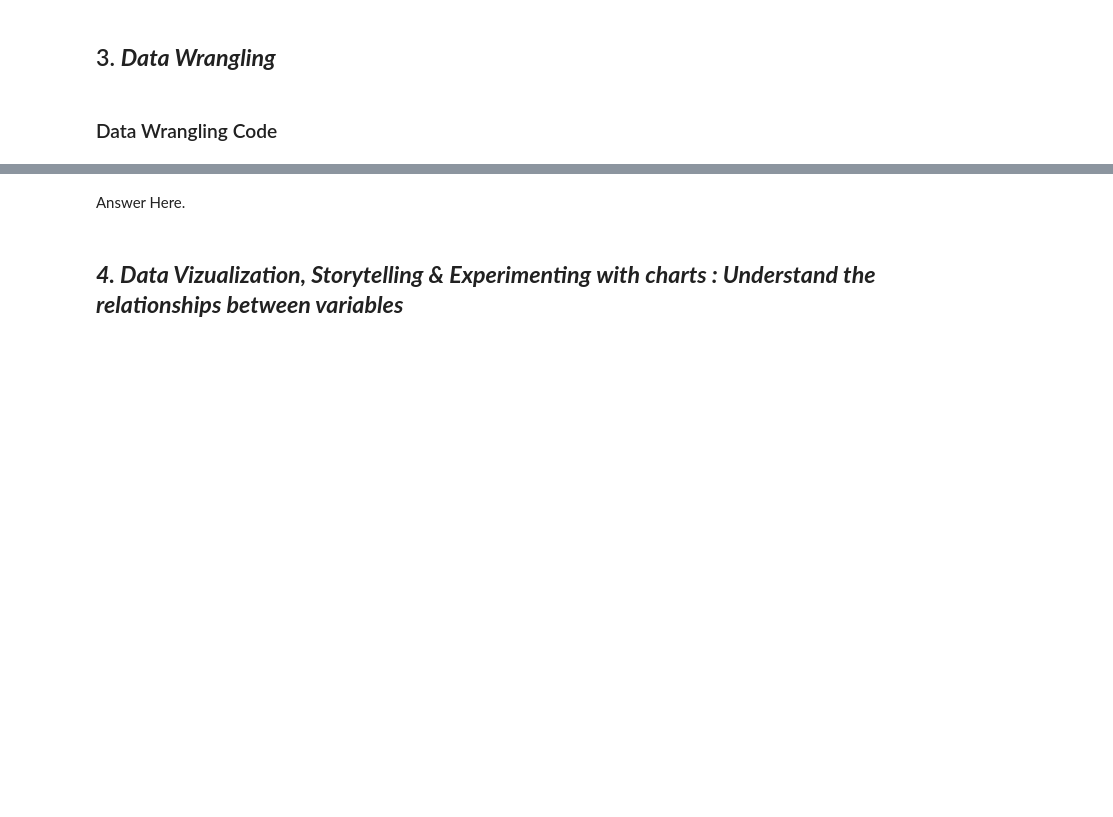
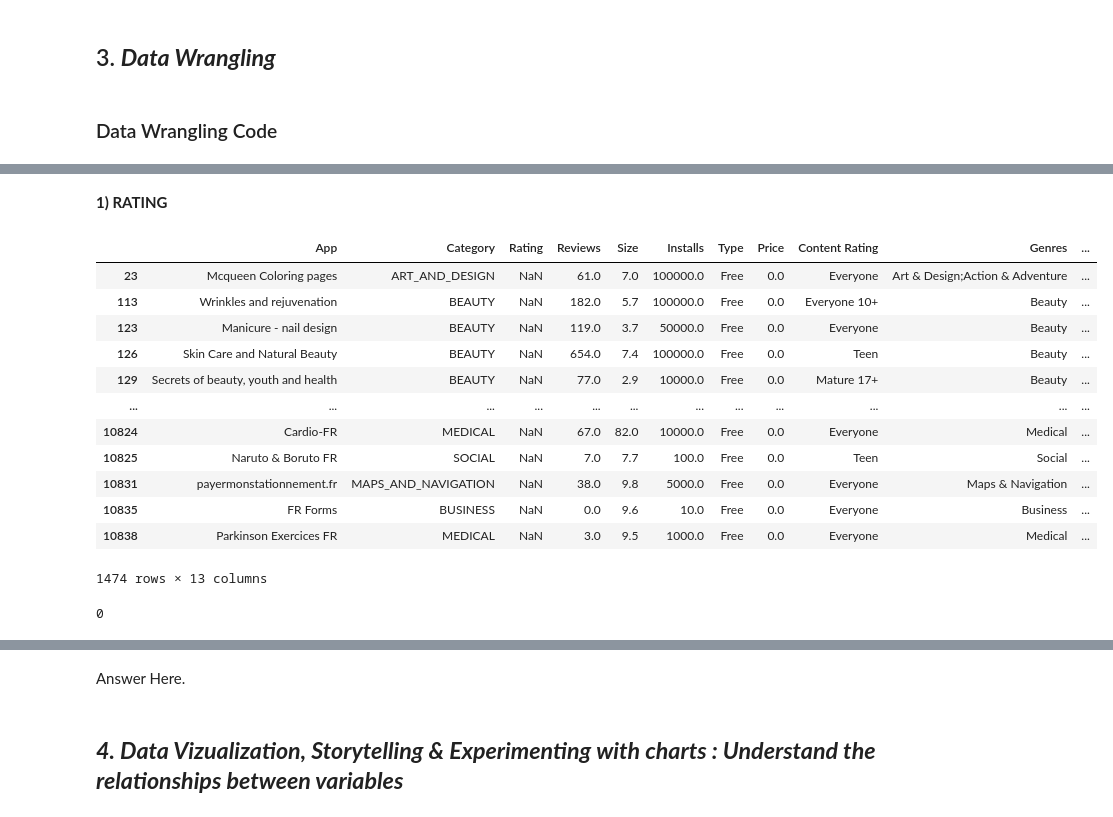
Before and after one commit to krutika73/EDA-ON-PLAY-STORE-APP-REVIEW-ANALYSIS, a Jupyter notebook: Krutika_Sample_EDA_Submission_Template.ipynb, the cells around one changed output, grey strips where cells are left out. Drawn from its saved outputs; the diff is of its cells as text; code cells hidden in the pictures; blank space fills up the shorter version.

```diff
--- a/Krutika_Sample_EDA_Submission_Template.ipynb
+++ b/Krutika_Sample_EDA_Submission_Template.ipynb
@@ -221,0 +352,17 @@ for i in df.columns.tolist():
+# %%
+reviews = [i for i in df['Reviews']]
+def cleaning_review_data(Reviews_list):
+  '''
+  This Function Converts DataType From Object To Float
+  '''
+  cleaned_data = []
+  for review in Reviews_list:
+     if 'M' in review:
+       review = review.replace('M','')
+       review = float(review)*1000000
+     cleaned_data.append(review)
+  return cleaned_data
+
+df['Reviews']=cleaning_review_data(reviews)
+df['Reviews']=df['Reviews'].astype(float)
+df['Reviews'].dtype
@@ -221,0 +388,11 @@ for i in df.columns.tolist():
+# %%
+newSize = []
+for row in df.Size:
+    newrow = row[:-1]
+    try:
+        newSize.append(float(newrow))
+    except:
+        newSize.append(0)
+
+df.Size = newSize          #Sizes of applications are converted from string to integer format
+df['Size'].dtype
@@ -221,0 +423,6 @@ for i in df.columns.tolist():
+# %%
+df['Installs'] = df.Installs.str.replace(",","")
+df['Installs'] = df.Installs.str.replace("+","")
+df['Installs'] = df.Installs.replace("Free",np.nan)
+df['Installs'] = df['Installs'].astype(float)
+df['Installs'].dtype
@@ -221,0 +448,4 @@ for i in df.columns.tolist():
+# %%
+df['Price'] = df.Price.replace("Everyone",np.nan)
+df['Price'] = df.Price.str.replace("$","").astype(float)
+df['Price'].dtype
@@ -221,0 +491,18 @@ for i in df.columns.tolist():
+# %% [markdown]
+**1) RATING**
+# %%
+df[df['Rating'].isnull()]
+# %% [output]
+|  | App | Category | Rating | Reviews | Size | Installs | Type | Price | Content Rating | Genres | ... |
+| 23 | Mcqueen Coloring pages | ART_AND_DESIGN | NaN | 61.0 | 7.0 | 100000.0 | Free | 0.0 | Everyone | Art & Design;Action & Adventure | ... |
+| 113 | Wrinkles and rejuvenation | BEAUTY | NaN | 182.0 | 5.7 | 100000.0 | Free | 0.0 | Everyone 10+ | Beauty | ... |
+| 123 | Manicure - nail design | BEAUTY | NaN | 119.0 | 3.7 | 50000.0 | Free | 0.0 | Everyone | Beauty | ... |
+| 126 | Skin Care and Natural Beauty | BEAUTY | NaN | 654.0 | 7.4 | 100000.0 | Free | 0.0 | Teen | Beauty | ... |
+| 129 | Secrets of beauty, youth and health | BEAUTY | NaN | 77.0 | 2.9 | 10000.0 | Free | 0.0 | Mature 17+ | Beauty | ... |
+| ... | ... | ... | ... | ... | ... | ... | ... | ... | ... | ... | ... |
+| 10824 | Cardio-FR | MEDICAL | NaN | 67.0 | 82.0 | 10000.0 | Free | 0.0 | Everyone | Medical | ... |
+| 10825 | Naruto & Boruto FR | SOCIAL | NaN | 7.0 | 7.7 | 100.0 | Free | 0.0 | Teen | Social | ... |
+| 10831 | payermonstationnement.fr | MAPS_AND_NAVIGATION | NaN | 38.0 | 9.8 | 5000.0 | Free | 0.0 | Everyone | Maps & Navigation | ... |
+| 10835 | FR Forms | BUSINESS | NaN | 0.0 | 9.6 | 10.0 | Free | 0.0 | Everyone | Business | ... |
+| 10838 | Parkinson Exercices FR | MEDICAL | NaN | 3.0 | 9.5 | 1000.0 | Free | 0.0 | Everyone | Medical | ... |
+1474 rows × 13 columns
@@ -221,0 +514,6 @@ for i in df.columns.tolist():
+# %%
+# Verifying the results with a cross-check.
+
+df['Rating'].isnull().sum()
+# %% [output]
+0
```
Also changed, not shown: parts of 53 cells of this notebook.
